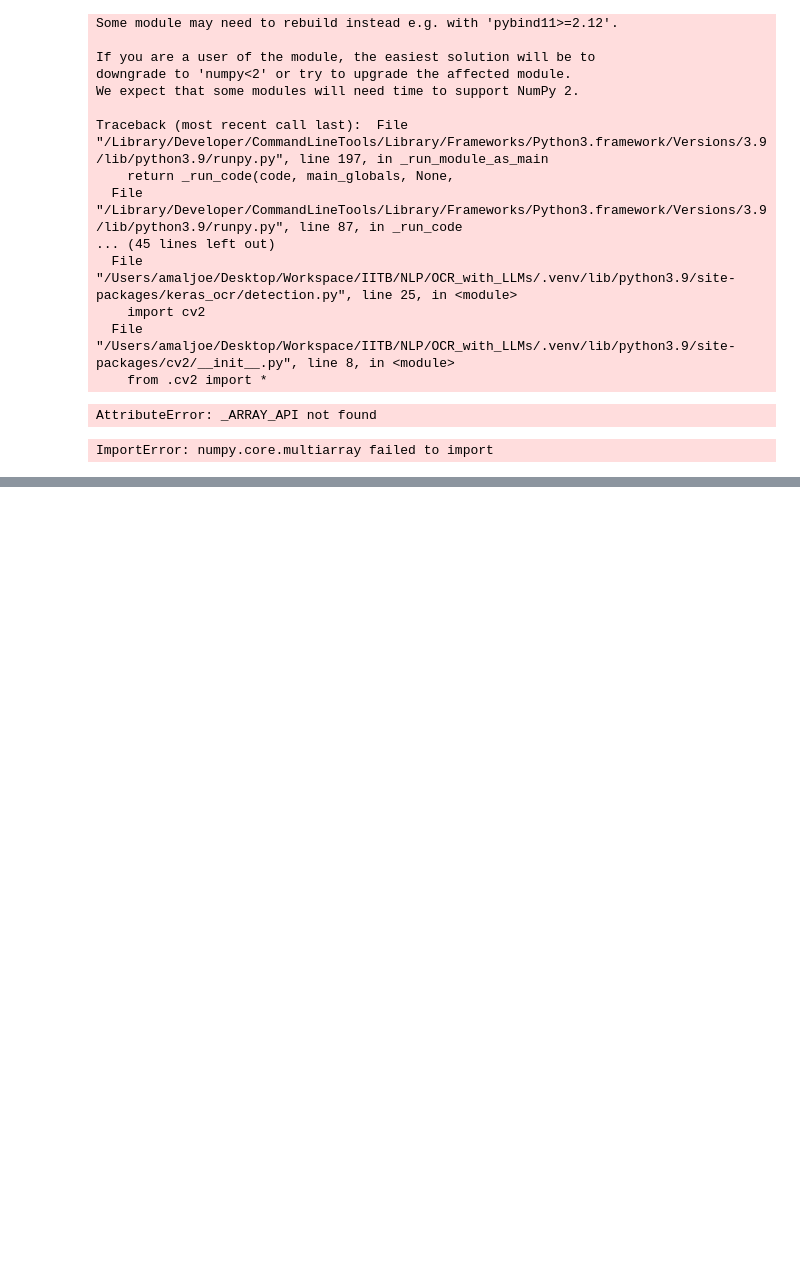
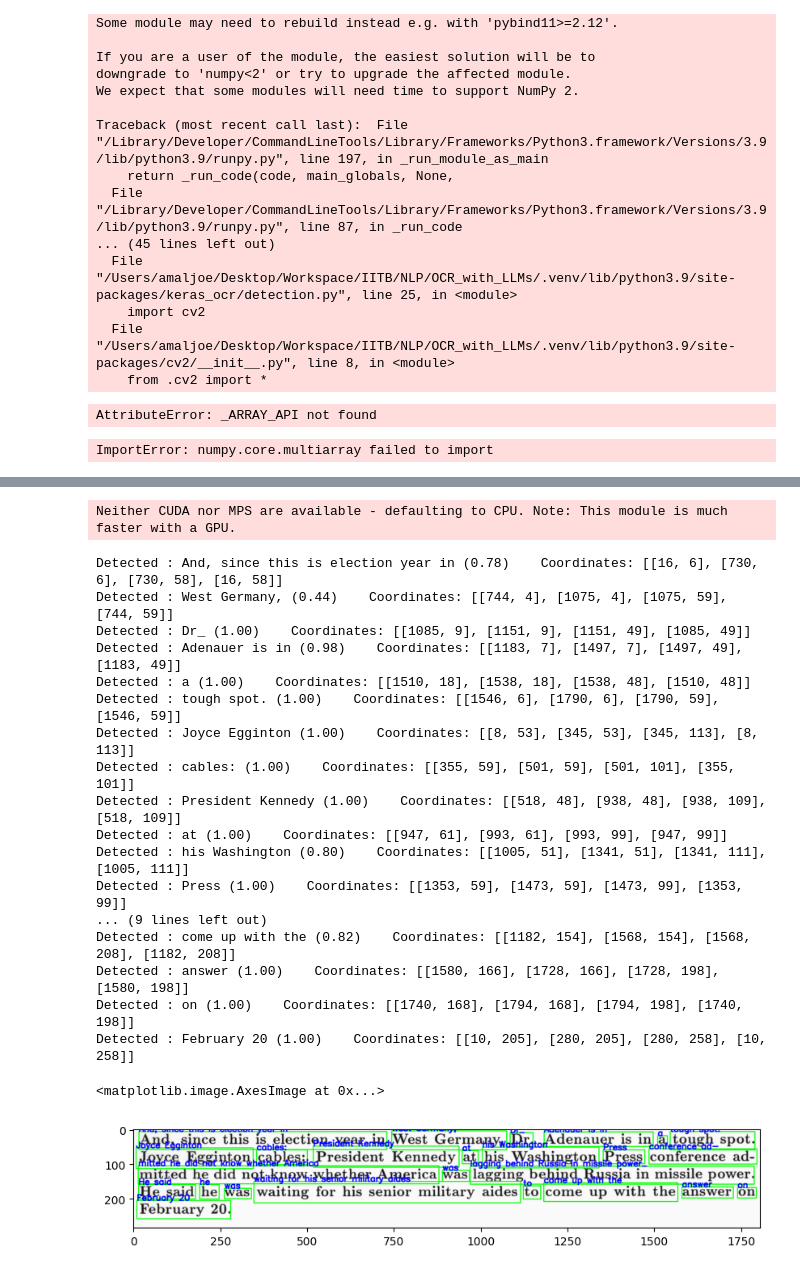
Before and after one commit to amaljoe/OCR_with_LLMs, a Jupyter notebook: preprocess.ipynb, the cells around one changed output, grey strips where cells are left out. Saved outputs shown, nothing was run; the diff lists cells and outputs as text; code cells hidden in the pictures; blank space fills up the shorter version.

```diff
--- a/preprocess.ipynb
+++ b/preprocess.ipynb
@@ -57,0 +108,40 @@ ImportError: numpy.core.multiarray failed to import
+# %%
+reader = easyocr.Reader(['en'])
+results = reader.readtext("data/paragraph.png")
+
+for bbox, text, confidence in results:
+    print(f"Detected : {text} ({confidence:.2f})    Coordinates: {bbox}")
+
+image = cv2.imread("data/paragraph.png")
+
+# Original vs Detected
+for bbox, text, confidence in results:
+    top_left = tuple(map(int, bbox[0]))
+    bottom_right = tuple(map(int, bbox[2]))
+    image = cv2.rectangle(image, top_left, bottom_right, (0, 255, 0), 2)
+    image = cv2.putText(image, text, top_left, cv2.FONT_HERSHEY_SIMPLEX, 0.8, (0, 0, 255), 2, cv2.LINE_AA)
+
+
+plt.figure(figsize=(10, 10))
+plt.imshow(image)
+# %% [output]
+Neither CUDA nor MPS are available - defaulting to CPU. Note: This module is much faster with a GPU.
+Detected : And, since this is election year in (0.78)    Coordinates: [[16, 6], [730, 6], [730, 58], [16, 58]]
+Detected : West Germany, (0.44)    Coordinates: [[744, 4], [1075, 4], [1075, 59], [744, 59]]
+Detected : Dr_ (1.00)    Coordinates: [[1085, 9], [1151, 9], [1151, 49], [1085, 49]]
+Detected : Adenauer is in (0.98)    Coordinates: [[1183, 7], [1497, 7], [1497, 49], [1183, 49]]
+Detected : a (1.00)    Coordinates: [[1510, 18], [1538, 18], [1538, 48], [1510, 48]]
+Detected : tough spot. (1.00)    Coordinates: [[1546, 6], [1790, 6], [1790, 59], [1546, 59]]
+Detected : Joyce Egginton (1.00)    Coordinates: [[8, 53], [345, 53], [345, 113], [8, 113]]
+Detected : cables: (1.00)    Coordinates: [[355, 59], [501, 59], [501, 101], [355, 101]]
+Detected : President Kennedy (1.00)    Coordinates: [[518, 48], [938, 48], [938, 109], [518, 109]]
+Detected : at (1.00)    Coordinates: [[947, 61], [993, 61], [993, 99], [947, 99]]
+Detected : his Washington (0.80)    Coordinates: [[1005, 51], [1341, 51], [1341, 111], [1005, 111]]
+Detected : Press (1.00)    Coordinates: [[1353, 59], [1473, 59], [1473, 99], [1353, 99]]
+... (9 lines left out)
+Detected : come up with the (0.82)    Coordinates: [[1182, 154], [1568, 154], [1568, 208], [1182, 208]]
+Detected : answer (1.00)    Coordinates: [[1580, 166], [1728, 166], [1728, 198], [1580, 198]]
+Detected : on (1.00)    Coordinates: [[1740, 168], [1794, 168], [1794, 198], [1740, 198]]
+Detected : February 20 (1.00)    Coordinates: [[10, 205], [280, 205], [280, 258], [10, 258]]
+<matplotlib.image.AxesImage at 0x...>
+[figure, added]
```
Also changed, not shown: parts of 4 cells of this notebook, 3 other files.
